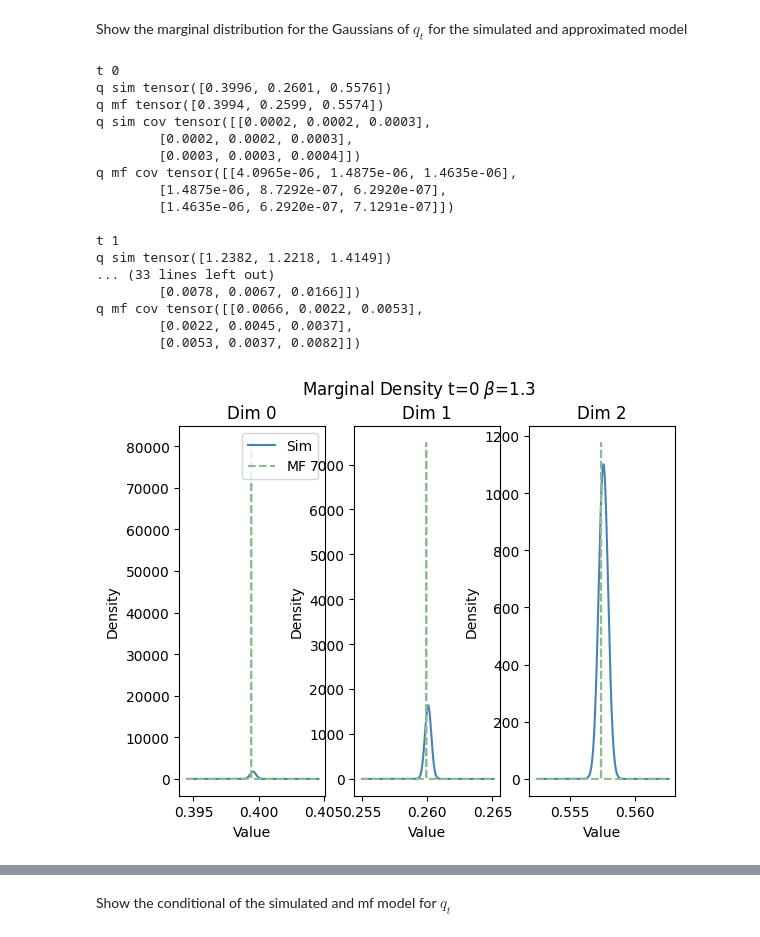
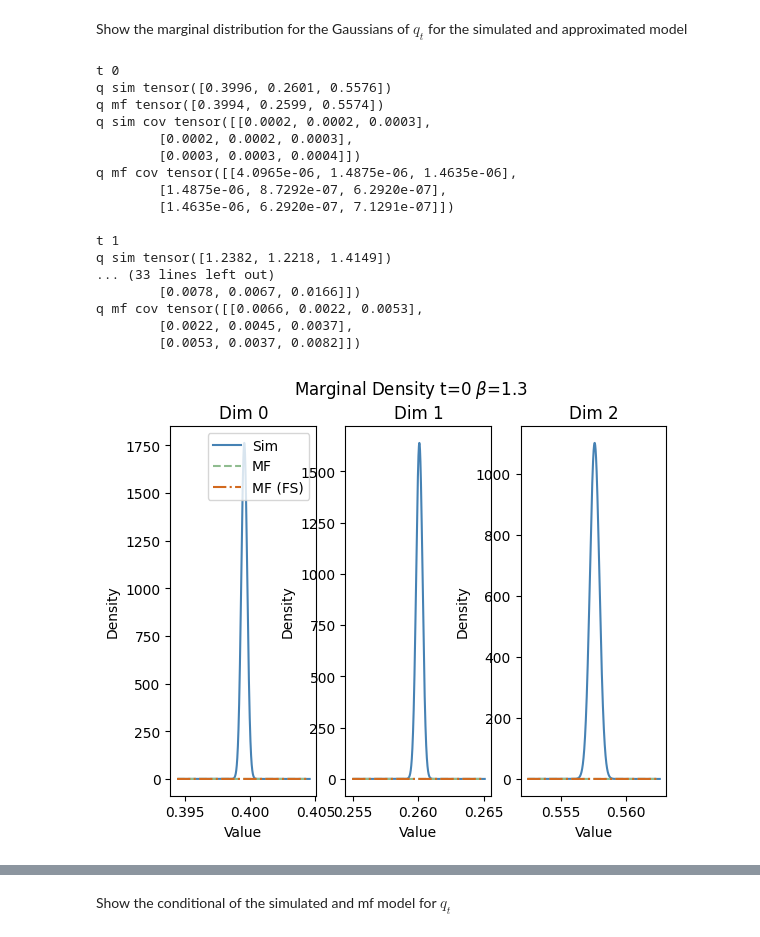
Before and after one commit to muxitox/nanoGPT, a Jupyter notebook: simple_model/simple_output_model_q.ipynb, the cells around one changed output, grey strips where cells are left out. Cells and saved outputs as stored; diff of their text form; code cells hidden in the pictures.

```diff
--- a/simple_model/simple_output_model_q.ipynb
+++ b/simple_model/simple_output_model_q.ipynb
@@ -439,7 +474,7 @@ tensor([[4.0965e-06, 1.4875e-06, 1.4635e-06],
 ## Plotting
 # %%
 for t in range(len(timesteps_to_examine)):
-    fig, ax = plt.subplots(1, 2, figsize=(8, 4))
+    fig, ax = plt.subplots(1, 3, figsize=(12, 4))
 
     print(torch.allclose(probs_sim_t_mean[t, :], probs_mf_t[t, :]))
 
@@ -453,30 +488,35 @@ for t in range(len(timesteps_to_examine)):
 
     ax[0].bar(torch.arange(emb_size).int(), probs_sim_t_mean[t, :], width=bw)
     ax[0].set_title(f"Sim Avg Max {torch.argmax(probs_sim_t_mean[t, :])}")
-    ax[0].set_ylim(0, maxprob + maxprob * vmargin)
-    ax[0].set_xlim(0 - emb_size * hmargin, emb_size + emb_size * hmargin)
     ax[1].bar(torch.arange(emb_size).int(), probs_mf_t[t, :], width=bw)
     ax[1].set_title(f"MF Max {torch.argmax(probs_mf_t[t, :])}")
-    ax[1].set_ylim(0, maxprob + maxprob * vmargin)
-    ax[1].set_xlim(0 - emb_size * hmargin, emb_size + emb_size * hmargin)
+    ax[2].bar(torch.arange(emb_size).int(), probs_mf_t[t, :], width=bw)
+    ax[2].set_title(f"MF Max (FromSim) {torch.argmax(probs_mf_t_m3[t, :])}")
 
+    for fi in range(3):
+        ax[fi].set_ylim(0, maxprob + maxprob * vmargin)
+        ax[fi].set_xlim(0 - emb_size * hmargin, emb_size + emb_size * hmargin)
     plt.suptitle(rf"Probs t={timesteps_to_examine[t]} $\beta$={beta}")
 
     plt.figure()
     plt.plot(torch.arange(emb_size), torch.cumsum(probs_sim_t_run[0, t, :], dim=0), label="Sim Avg")
-    plt.plot(torch.arange(emb_size), torch.cumsum(probs_mf_t[t, :], dim=0), label="MF")
+    plt.plot(torch.arange(emb_size), torch.cumsum(probs_mf_t[t, :], dim=0), "-.", label="MF")
+    plt.plot(torch.arange(emb_size), torch.cumsum(probs_mf_t_m3[t, :], dim=0), "--", label="MF (FromSim)")
     plt.suptitle(rf"Cumsum t={timesteps_to_examine[t]} $\beta$={beta}")
     plt.legend()
 
-    fig, ax = plt.subplots(1, 2, figsize=(8, 4))
+    fig, ax = plt.subplots(1, 3, figsize=(12, 4))
     ax[0].bar(torch.arange(emb_size), torch.sort(probs_sim_t_mean[t, :], dim=0).values, width=bw)
     ax[0].set_title(f"Sim avg")
-    ax[0].set_ylim(0, maxprob + maxprob * vmargin)
-    ax[0].set_xlim(0 - emb_size * hmargin, emb_size + emb_size * 0.01)
     ax[1].bar(torch.arange(emb_size), torch.sort(probs_mf_t[t, :], dim=0).values, width=bw)
     ax[1].set_title(f"MF ")
-    ax[1].set_ylim(0, maxprob + maxprob * vmargin)
-    ax[1].set_xlim(0 - emb_size * hmargin, emb_size + emb_size * 0.01)
+    ax[2].bar(torch.arange(emb_size), torch.sort(probs_mf_t_m3[t, :], dim=0).values, width=bw)
+    ax[2].set_title(f"MF (FromSim)")
+
+
+    for fi in range(3):
+        ax[fi].set_ylim(0, maxprob + maxprob * vmargin)
+        ax[fi].set_xlim(0 - emb_size * hmargin, emb_size + emb_size * hmargin)
 
     plt.suptitle(rf"Sort t={timesteps_to_examine[t]} $\beta$={beta}")
 # %% [output]
@@ -555,8 +595,9 @@ Show the marginal distribution for the Gaussians of $q_t$ for the simulated and
 # %%
 for t in timesteps_to_examine:
     # mean and cov for the simulated model
-    q_sim_mean_t = torch.mean(tok_stats_sim[:,t,:] @ W_q.T, dim=0)
-    q_sim_cov_t = torch.cov((tok_stats_sim[:,t,:] @ W_q.T).T)
+    q_t = tok_stats_sim[:,t,:] @ W_q.T
+    q_sim_mean_t = torch.mean(q_t, dim=0)
+    q_sim_cov_t = torch.cov(q_t.T)
 
     # Add small perturbation to the covariance matrix to force it being positive definite
     diag = torch.diag(torch.ones(num_patterns, num_patterns), diagonal=0) * 10**(-5)
@@ -590,10 +631,13 @@ for t in timesteps_to_examine:
         # Distribution for the approximated model
         dist_mf = torch.distributions.Normal(loc=q_mf_t[t,i], scale=q_mf_cov_t[t,i,i])
 
+        dist_mf = torch.distributions.Normal(loc=q_mf_t_m3[t,i], scale=q_mf_cov_t_m3[t,i,i])
+
+
 
         # Simulated model
         # Prepare input: all means, but vary the selected dimension
-        x_sim = q_sim_mean_t[i] + grid#  vary selected dimension, center on mean
+        x_sim = q_sim_mean_t[i] + grid #  vary selected dimension, center on mean
 
         logp_sim = dist_sim.log_prob(x_sim)
         p_sim = torch.exp(logp_sim).numpy()
@@ -605,34 +649,41 @@ for t in timesteps_to_examine:
         logp_mf = dist_mf.log_prob(x_mf)
         p_mf = torch.exp(logp_mf).numpy()
 
+        x_mf_m3 = q_mf_t[t,i] + grid  # vary selected dimension, center on mean
+
+        logp_mf_m3 = dist_mf.log_prob(x_mf_m3)
+        p_mf_m3 = torch.exp(logp_mf_m3).numpy()
+
+
         axes[i].plot(x_sim, p_sim, label=f'Sim', color='steelblue')
         axes[i].plot(x_mf, p_mf, "--", label=f'MF', color='darkseagreen')
+        axes[i].plot(x_mf_m3, p_mf_m3, "-.", label=f'MF (FS)', color='chocolate')
         axes[i].set_title(f'Dim {i}')
         axes[i].set_xlabel('Value')
         axes[i].set_ylabel('Density')
 
         if i == 0:
             axes[i].legend(loc="upper right")
 
     fig.suptitle(rf"Marginal Density t={timesteps_to_examine[t]} $\beta$={beta}")
 
     print()
 # %% [output]
 t 0
 q sim tensor([0.3996, 0.2601, 0.5576])
 q mf tensor([0.3994, 0.2599, 0.5574])
 q sim cov tensor([[0.0002, 0.0002, 0.0003],
         [0.0002, 0.0002, 0.0003],
         [0.0003, 0.0003, 0.0004]])
 q mf cov tensor([[4.0965e-06, 1.4875e-06, 1.4635e-06],
         [1.4875e-06, 8.7292e-07, 6.2920e-07],
         [1.4635e-06, 6.2920e-07, 7.1291e-07]])
 
 t 1
 q sim tensor([1.2382, 1.2218, 1.4149])
 ... (33 lines left out)
         [0.0078, 0.0067, 0.0166]])
 q mf cov tensor([[0.0066, 0.0022, 0.0053],
         [0.0022, 0.0045, 0.0037],
         [0.0053, 0.0037, 0.0082]])
-[figure, old version]
+[figure, new version]
```
Also changed, not shown: parts of 7 cells of this notebook.
